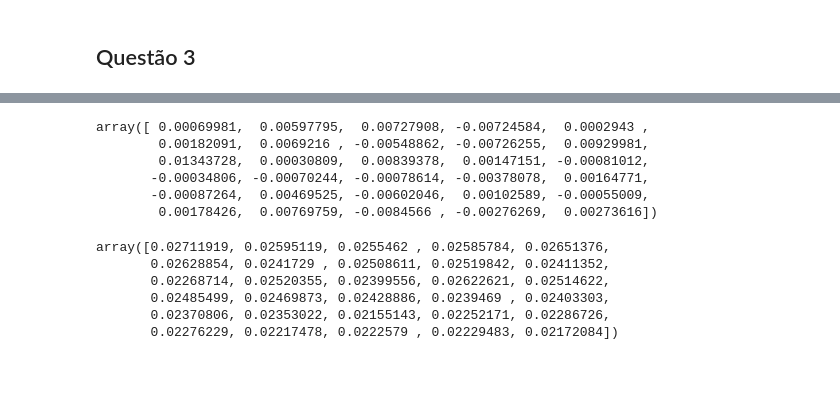
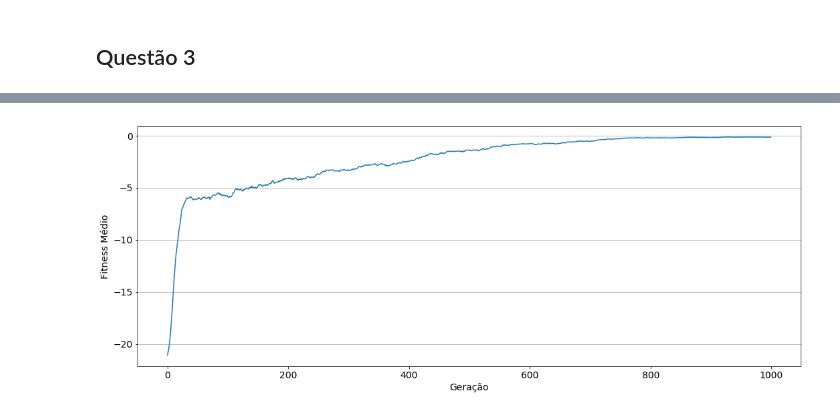
Before and after one commit to brenoarosa/cpe723, a Jupyter notebook: Lista 4.ipynb, the cells around one changed output, grey strips where cells are left out. Saved outputs shown, nothing was run; the diff lists cells and outputs as text; code cells hidden in the pictures; blank space fills up the shorter version.

```diff
--- a/Lista 4.ipynb
+++ b/Lista 4.ipynb
@@ -240,12 +238,0 @@ plt.show()
-# %%
-plt.figure(figsize=(15, 6))
-
-population = matrix2float(sga.population)
-
-x = np.linspace(-2, 2, 5000)
-plt.plot(x, J(x))
-plt.scatter(population, J(population), c="r", label="População")
-plt.ylabel("Custo")
-plt.legend()
-plt.tight_layout()
-plt.show()
@@ -457,18 +406,0 @@ for _ in range(1000):
-# %%
-es.population["x"].mean(axis=1)
-# %% [output]
-array([ 0.00069981,  0.00597795,  0.00727908, -0.00724584,  0.0002943 ,
-        0.00182091,  0.0069216 , -0.00548862, -0.00726255,  0.00929981,
-        0.01343728,  0.00030809,  0.00839378,  0.00147151, -0.00081012,
-       -0.00034806, -0.00070244, -0.00078614, -0.00378078,  0.00164771,
-       -0.00087264,  0.00469525, -0.00602046,  0.00102589, -0.00055009,
-        0.00178426,  0.00769759, -0.0084566 , -0.00276269,  0.00273616])
-# %%
-es.population["x"].std(axis=1)
-# %% [output]
-array([0.02711919, 0.02595119, 0.0255462 , 0.02585784, 0.02651376,
-       0.02628854, 0.0241729 , 0.02508611, 0.02519842, 0.02411352,
-       0.02268714, 0.02520355, 0.02399556, 0.02622621, 0.02514622,
-       0.02485499, 0.02469873, 0.02428886, 0.0239469 , 0.02403303,
-       0.02370806, 0.02353022, 0.02155143, 0.02252171, 0.02286726,
-       0.02276229, 0.02217478, 0.0222579 , 0.02229483, 0.02172084])
@@ -478,0 +407,30 @@ array([0.02711919, 0.02595119, 0.0255462 , 0.02585784, 0.02651376,
+# %%
+N = 1000
+
+history = np.zeros((N, es.population_size, es.individual_dimension))
+for i in range(N):
+    history[i, :, :] = es.population["x"].copy()
+    es.evolve()
+# %%
+history_mean = np.zeros((N))
+history_min = np.zeros((N))
+history_max = np.zeros((N))
+for i in range(N):
+    fitness = es.evaluate(history[i, :, :])
+    fitness.std()
+    history_mean[i] = fitness.mean()
+    history_min[i] = fitness.min()
+    history_max[i] = fitness.max()
+
+plt.figure(figsize=(15, 6))
+
+#plt.fill_between(np.linspace(0, N-1, N), history_min, history_max, alpha=.2)
+plt.plot(np.linspace(0, N-1, N), history_mean)
+
+plt.ylabel("Fitness Médio")
+plt.xlabel("Geração")
+plt.grid(axis="y")
+plt.tight_layout()
+plt.show()
+# %% [output]
+[figure, added]
```
Also changed, not shown: parts of 11 cells of this notebook, 1 other file.
